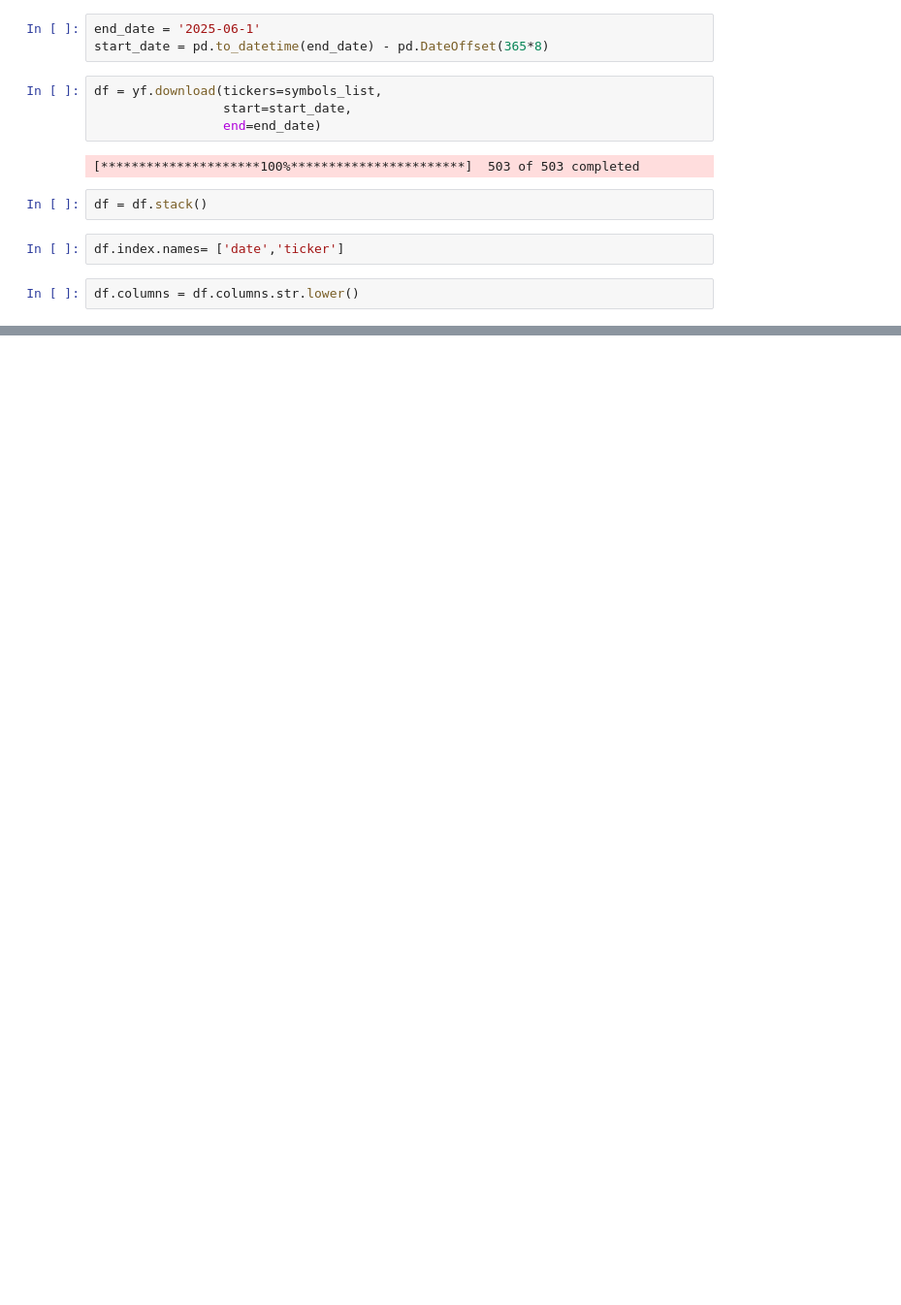
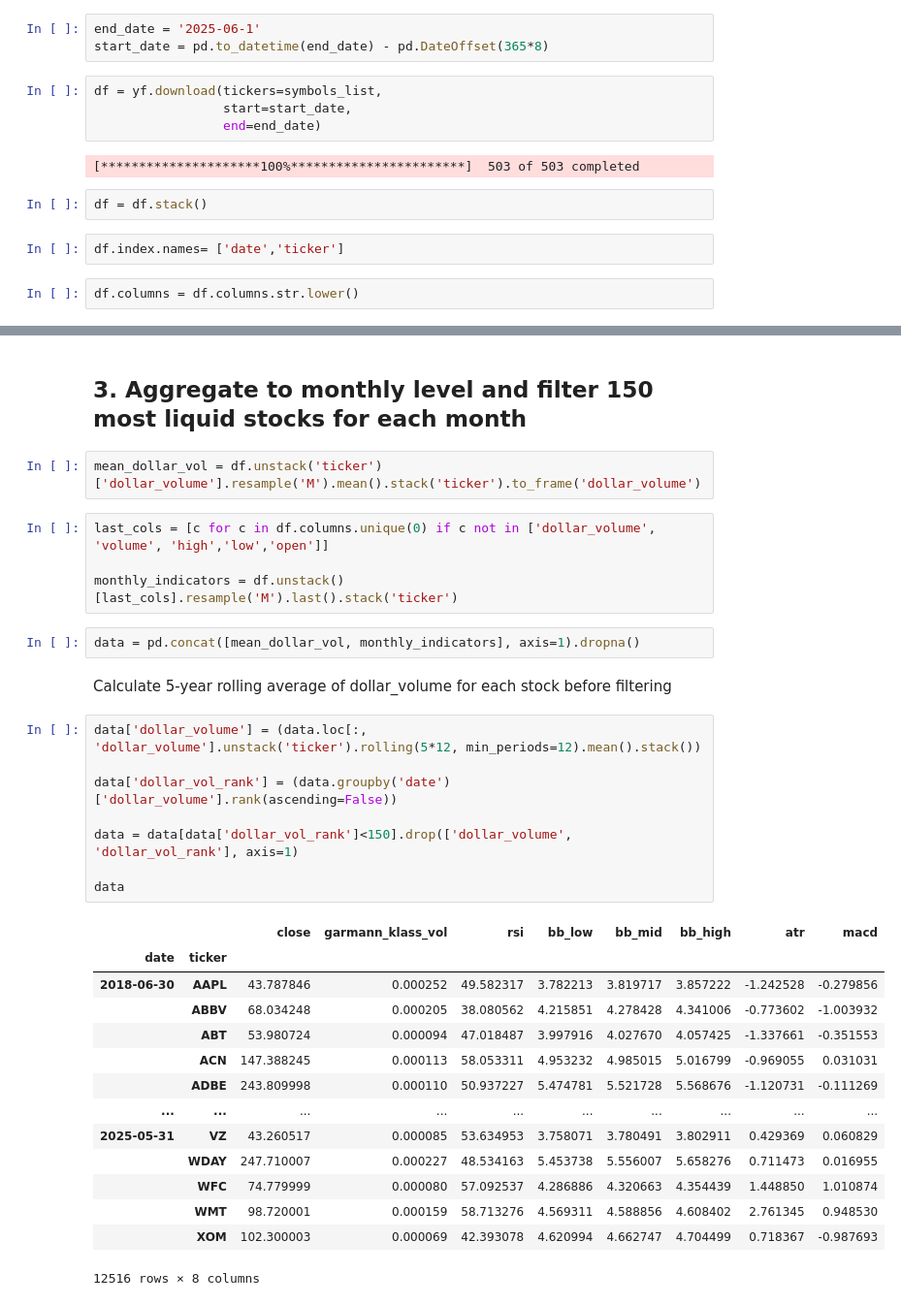
Before and after one commit to pelazas/algotrading, a Jupyter notebook: unsupervised_learning_strategy.ipynb, the cells around one changed output, grey strips where cells are left out. Shown: that part at 97% size. Cells and saved outputs as stored; diff of their text form; blank space fills up the shorter version.

```diff
--- a/unsupervised_learning_strategy.ipynb
+++ b/unsupervised_learning_strategy.ipynb
@@ -49,0 +95,35 @@ df
+# %% [markdown]
+## 3. Aggregate to monthly level and filter 150 most liquid stocks for each month
+# %%
+mean_dollar_vol = df.unstack('ticker')['dollar_volume'].resample('M').mean().stack('ticker').to_frame('dollar_volume')
+# %%
+last_cols = [c for c in df.columns.unique(0) if c not in ['dollar_volume', 'volume', 'high','low','open']]
+
+monthly_indicators = df.unstack()[last_cols].resample('M').last().stack('ticker')
+# %%
+data = pd.concat([mean_dollar_vol, monthly_indicators], axis=1).dropna()
+# %% [markdown]
+Calculate 5-year rolling average of dollar_volume for each stock before filtering
+# %%
+data['dollar_volume'] = (data.loc[:, 'dollar_volume'].unstack('ticker').rolling(5*12, min_periods=12).mean().stack())
+
+data['dollar_vol_rank'] = (data.groupby('date')['dollar_volume'].rank(ascending=False))
+
+data = data[data['dollar_vol_rank']<150].drop(['dollar_volume', 'dollar_vol_rank'], axis=1)
+
+data
+# %% [output]
+|  |  | close | garmann_klass_vol | rsi | bb_low | bb_mid | bb_high | atr | macd |
+| date | ticker |  |  |  |  |  |  |  |  |
+| 2018-06-30 | AAPL | 43.787846 | 0.000252 | 49.582317 | 3.782213 | 3.819717 | 3.857222 | -1.242528 | -0.279856 |
+|  | ABBV | 68.034248 | 0.000205 | 38.080562 | 4.215851 | 4.278428 | 4.341006 | -0.773602 | -1.003932 |
+|  | ABT | 53.980724 | 0.000094 | 47.018487 | 3.997916 | 4.027670 | 4.057425 | -1.337661 | -0.351553 |
+|  | ACN | 147.388245 | 0.000113 | 58.053311 | 4.953232 | 4.985015 | 5.016799 | -0.969055 | 0.031031 |
+|  | ADBE | 243.809998 | 0.000110 | 50.937227 | 5.474781 | 5.521728 | 5.568676 | -1.120731 | -0.111269 |
+| ... | ... | ... | ... | ... | ... | ... | ... | ... | ... |
+| 2025-05-31 | VZ | 43.260517 | 0.000085 | 53.634953 | 3.758071 | 3.780491 | 3.802911 | 0.429369 | 0.060829 |
+|  | WDAY | 247.710007 | 0.000227 | 48.534163 | 5.453738 | 5.556007 | 5.658276 | 0.711473 | 0.016955 |
+|  | WFC | 74.779999 | 0.000080 | 57.092537 | 4.286886 | 4.320663 | 4.354439 | 1.448850 | 1.010874 |
+|  | WMT | 98.720001 | 0.000159 | 58.713276 | 4.569311 | 4.588856 | 4.608402 | 2.761345 | 0.948530 |
+|  | XOM | 102.300003 | 0.000069 | 42.393078 | 4.620994 | 4.662747 | 4.704499 | 0.718367 | -0.987693 |
+12516 rows × 8 columns
```
Also changed, not shown: parts of 13 cells of this notebook.
